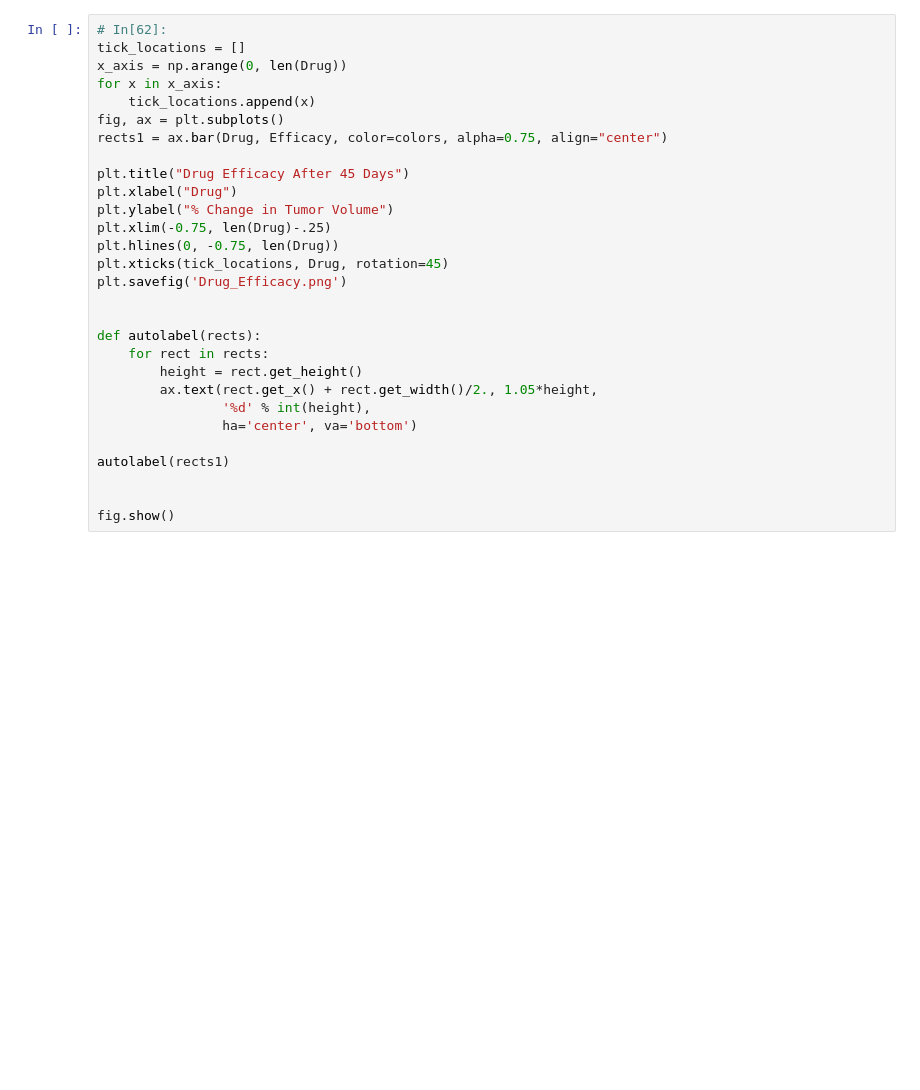
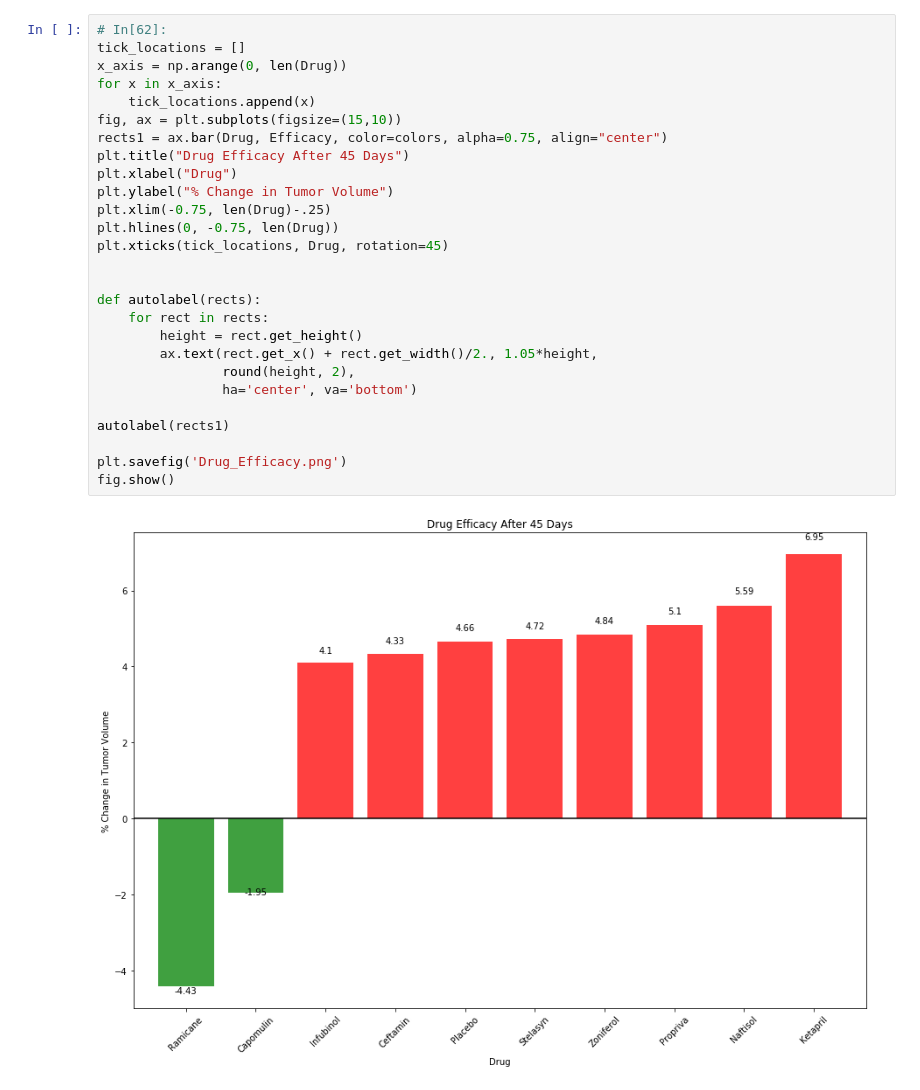
Before and after one commit to XaraRoy/Matplotlib-Homework, a Jupyter notebook: pymaceuticals.ipynb, the cells around one changed output. Saved outputs shown, nothing was run; the diff lists cells and outputs as text; blank space fills up the shorter version.

```diff
--- a/pymaceuticals.ipynb
+++ b/pymaceuticals.ipynb
@@ -141,29 +250,29 @@ Efficacy
 # %%
 # In[62]:
 tick_locations = []
 x_axis = np.arange(0, len(Drug))
 for x in x_axis:
     tick_locations.append(x)
-fig, ax = plt.subplots()
+fig, ax = plt.subplots(figsize=(15,10))
 rects1 = ax.bar(Drug, Efficacy, color=colors, alpha=0.75, align="center")
-
 plt.title("Drug Efficacy After 45 Days")
 plt.xlabel("Drug")
 plt.ylabel("% Change in Tumor Volume")
 plt.xlim(-0.75, len(Drug)-.25)
 plt.hlines(0, -0.75, len(Drug))
 plt.xticks(tick_locations, Drug, rotation=45)
-plt.savefig('Drug_Efficacy.png')
 
 
 def autolabel(rects):
     for rect in rects:
         height = rect.get_height()
         ax.text(rect.get_x() + rect.get_width()/2., 1.05*height,
-                '%d' % int(height),
+                round(height, 2),
                 ha='center', va='bottom')
 
 autolabel(rects1)
 
-
+plt.savefig('Drug_Efficacy.png')
 fig.show()
+# %% [output]
+[figure, added]
```
Also changed, not shown: parts of 15 cells of this notebook, 1 other file.
